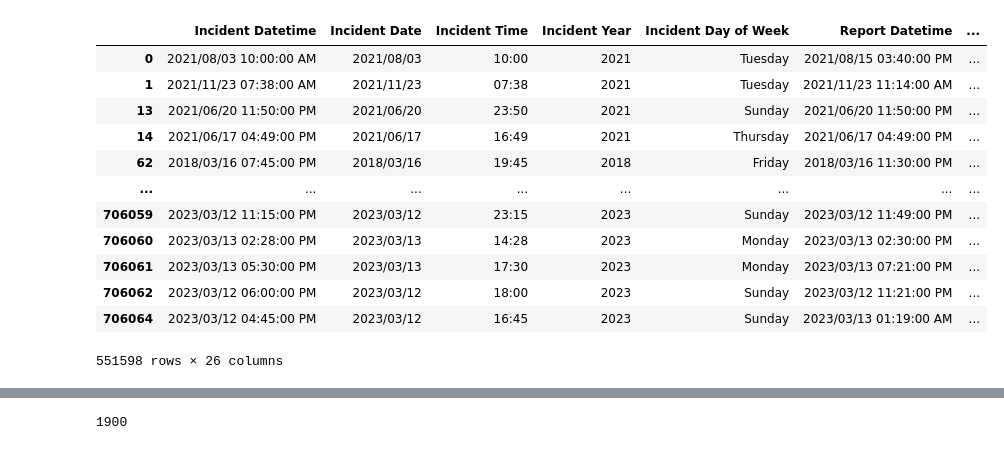
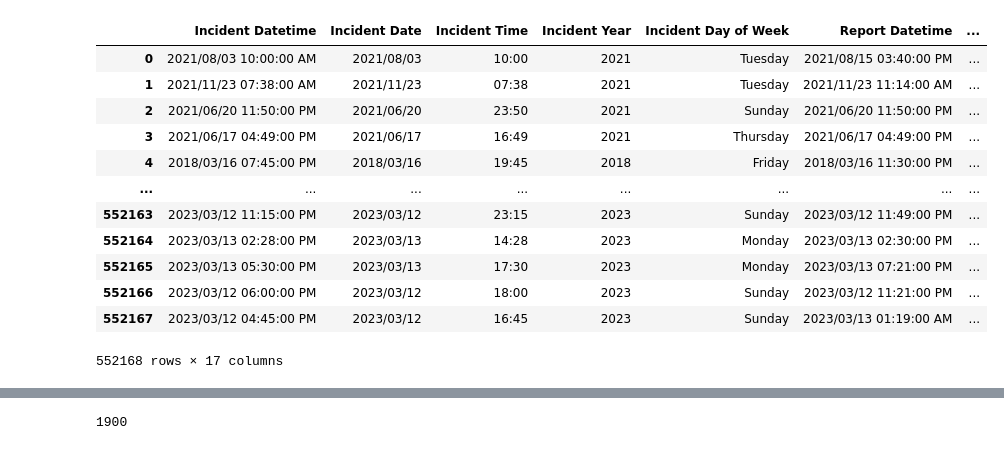
Before and after one commit to ahmed-saleem916/Virtual-Reality-, a Jupyter notebook: exploratory_analysis.ipynb, the cells around one changed output, grey strips where cells are left out. Cells and saved outputs as stored; diff of their text form; code cells hidden in the pictures.

Commit message:
clean crime csv

```diff
--- a/exploratory_analysis.ipynb
+++ b/exploratory_analysis.ipynb
@@ -4,7 +4,22 @@ import pandas as pd
 import numpy as np
 import scipy.stats as st
 # %%
-file = "../Resources/Police_Department_Incident_Reports__2018_to_Present.csv"
+file = "../Resources/policereports_clean.csv"
 
-df = pd.read_csv(file)
+police_reports = pd.read_csv(file)
+police_reports
+# %% [output]
+|  | Incident Datetime | Incident Date | Incident Time | Incident Year | Incident Day of Week | Report Datetime | ... |
+| 0 | 2021/08/03 10:00:00 AM | 2021/08/03 | 10:00 | 2021 | Tuesday | 2021/08/15 03:40:00 PM | ... |
+| 1 | 2021/11/23 07:38:00 AM | 2021/11/23 | 07:38 | 2021 | Tuesday | 2021/11/23 11:14:00 AM | ... |
+| 2 | 2021/06/20 11:50:00 PM | 2021/06/20 | 23:50 | 2021 | Sunday | 2021/06/20 11:50:00 PM | ... |
+| 3 | 2021/06/17 04:49:00 PM | 2021/06/17 | 16:49 | 2021 | Thursday | 2021/06/17 04:49:00 PM | ... |
+| 4 | 2018/03/16 07:45:00 PM | 2018/03/16 | 19:45 | 2018 | Friday | 2018/03/16 11:30:00 PM | ... |
+| ... | ... | ... | ... | ... | ... | ... | ... |
+| 552163 | 2023/03/12 11:15:00 PM | 2023/03/12 | 23:15 | 2023 | Sunday | 2023/03/12 11:49:00 PM | ... |
+| 552164 | 2023/03/13 02:28:00 PM | 2023/03/13 | 14:28 | 2023 | Monday | 2023/03/13 02:30:00 PM | ... |
+| 552165 | 2023/03/13 05:30:00 PM | 2023/03/13 | 17:30 | 2023 | Monday | 2023/03/13 07:21:00 PM | ... |
+| 552166 | 2023/03/12 06:00:00 PM | 2023/03/12 | 18:00 | 2023 | Sunday | 2023/03/12 11:21:00 PM | ... |
+| 552167 | 2023/03/12 04:45:00 PM | 2023/03/12 | 16:45 | 2023 | Sunday | 2023/03/13 01:19:00 AM | ... |
+552168 rows × 17 columns
 # %%
@@ -20,24 +35,9 @@ police_reports = fill_na.loc[fill_na["Filed Online"] == "False"]
 # %%
 # dropping rows where data equals False with the exception of "Filed Online"
-police_reports = police_reports[police_reports["Latitude"] != "False"]
-police_reports = police_reports[police_reports["Longitude"] != "False"]
-police_reports = police_reports[police_reports["Current Supervisor Districts"] != "False"]
-police_reports = police_reports[police_reports["Current Police Districts"] != "False"]
-police_reports = police_reports[police_reports["Incident Category"] != "False"]
-police_reports = police_reports[police_reports["Intersection"] != "False"]
-police_reports = police_reports[police_reports["Incident Subcategory"] != "False"]
-police_reports
+# police_reports = police_reports[police_reports["Latitude"] != "False"]
+# police_reports = police_reports[police_reports["Longitude"] != "False"]
+# police_reports = police_reports[police_reports["Current Supervisor Districts"] != "False"]
+# police_reports = police_reports[police_reports["Current Police Districts"] != "False"]
+# police_reports = police_reports[police_reports["Incident Category"] != "False"]
+# police_reports = police_reports[police_reports["Intersection"] != "False"]
+# police_reports = police_reports[police_reports["Incident Subcategory"] != "False"]
-# %% [output]
-|  | Incident Datetime | Incident Date | Incident Time | Incident Year | Incident Day of Week | Report Datetime | ... |
-| 0 | 2021/08/03 10:00:00 AM | 2021/08/03 | 10:00 | 2021 | Tuesday | 2021/08/15 03:40:00 PM | ... |
-| 1 | 2021/11/23 07:38:00 AM | 2021/11/23 | 07:38 | 2021 | Tuesday | 2021/11/23 11:14:00 AM | ... |
-| 13 | 2021/06/20 11:50:00 PM | 2021/06/20 | 23:50 | 2021 | Sunday | 2021/06/20 11:50:00 PM | ... |
-| 14 | 2021/06/17 04:49:00 PM | 2021/06/17 | 16:49 | 2021 | Thursday | 2021/06/17 04:49:00 PM | ... |
-| 62 | 2018/03/16 07:45:00 PM | 2018/03/16 | 19:45 | 2018 | Friday | 2018/03/16 11:30:00 PM | ... |
-| ... | ... | ... | ... | ... | ... | ... | ... |
-| 706059 | 2023/03/12 11:15:00 PM | 2023/03/12 | 23:15 | 2023 | Sunday | 2023/03/12 11:49:00 PM | ... |
-| 706060 | 2023/03/13 02:28:00 PM | 2023/03/13 | 14:28 | 2023 | Monday | 2023/03/13 02:30:00 PM | ... |
-| 706061 | 2023/03/13 05:30:00 PM | 2023/03/13 | 17:30 | 2023 | Monday | 2023/03/13 07:21:00 PM | ... |
-| 706062 | 2023/03/12 06:00:00 PM | 2023/03/12 | 18:00 | 2023 | Sunday | 2023/03/12 11:21:00 PM | ... |
-| 706064 | 2023/03/12 04:45:00 PM | 2023/03/12 | 16:45 | 2023 | Sunday | 2023/03/13 01:19:00 AM | ... |
-551598 rows × 26 columns
```
Also changed, not shown: parts of 6 cells of this notebook, 1 other file.
